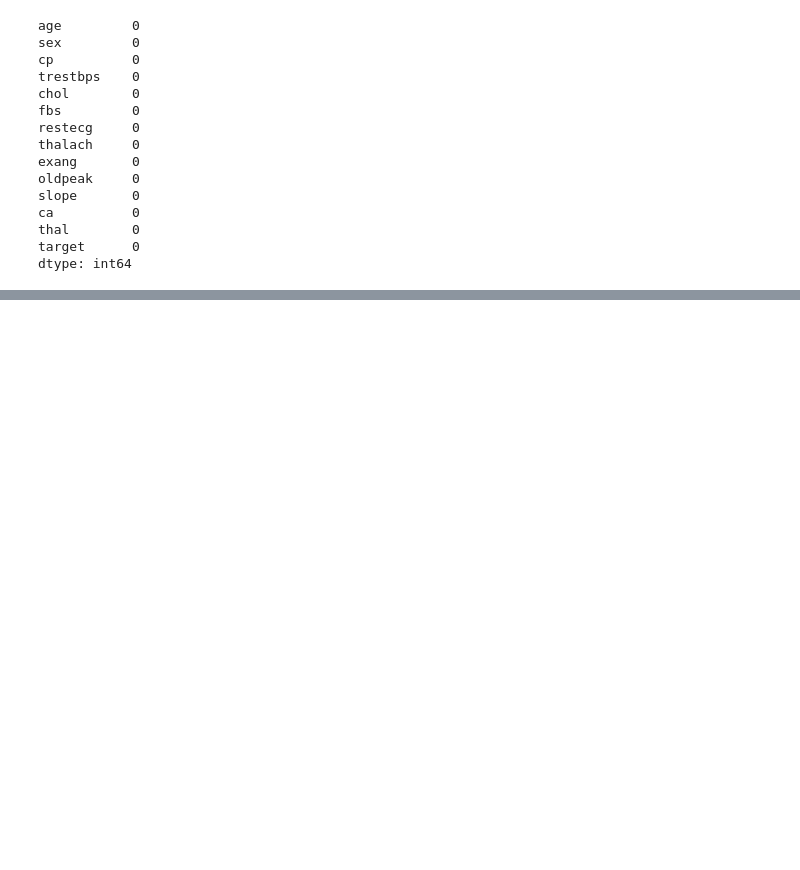
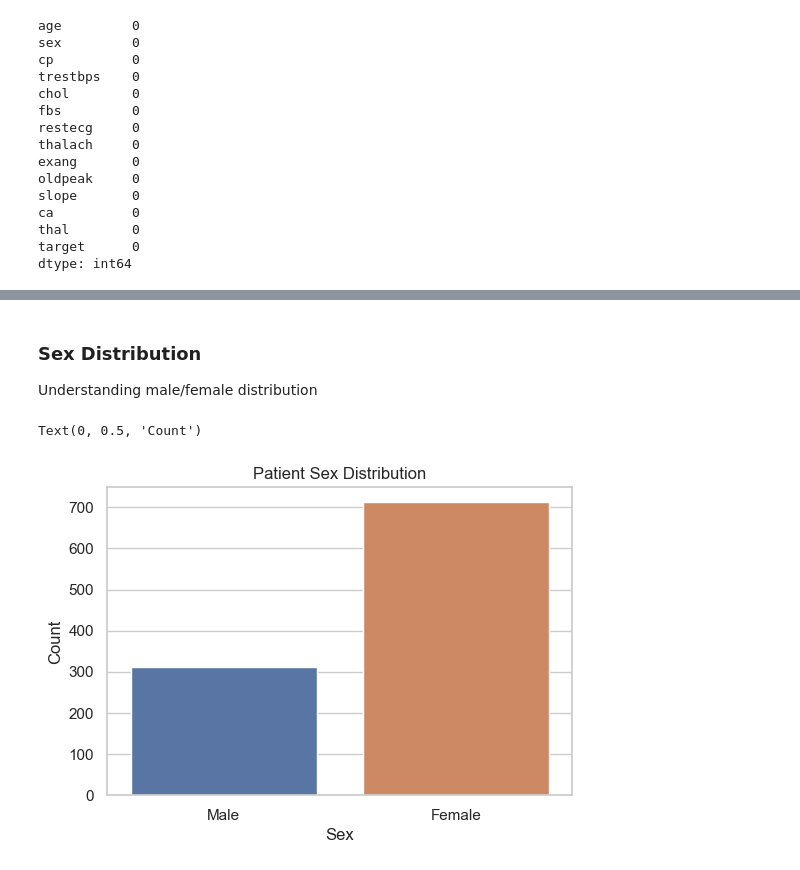
Before and after one commit to santi-raigoza/Heart-Disease-Predictor, a Jupyter notebook: Notebooks/eda.ipynb, the cells around one changed output, grey strips where cells are left out. Saved outputs shown, nothing was run; the diff lists cells and outputs as text; code cells hidden in the pictures; blank space fills up the shorter version.

```diff
--- a/Notebooks/eda.ipynb
+++ b/Notebooks/eda.ipynb
@@ -95,0 +111,13 @@ dtype: int64
+# %% [markdown]
+### Sex Distribution
+Understanding male/female distribution
+# %%
+plt.figure(figsize=(6,4))
+sns.countplot(x="sex", data=df, hue="sex", legend=False)
+plt.xticks(ticks=[0,1], labels=["Male", "Female"])
+plt.title("Patient Sex Distribution")
+plt.xlabel("Sex")
+plt.ylabel("Count")
+# %% [output]
+Text(0, 0.5, 'Count')
+[figure, added]
```
Also changed, not shown: parts of 24 cells of this notebook.
